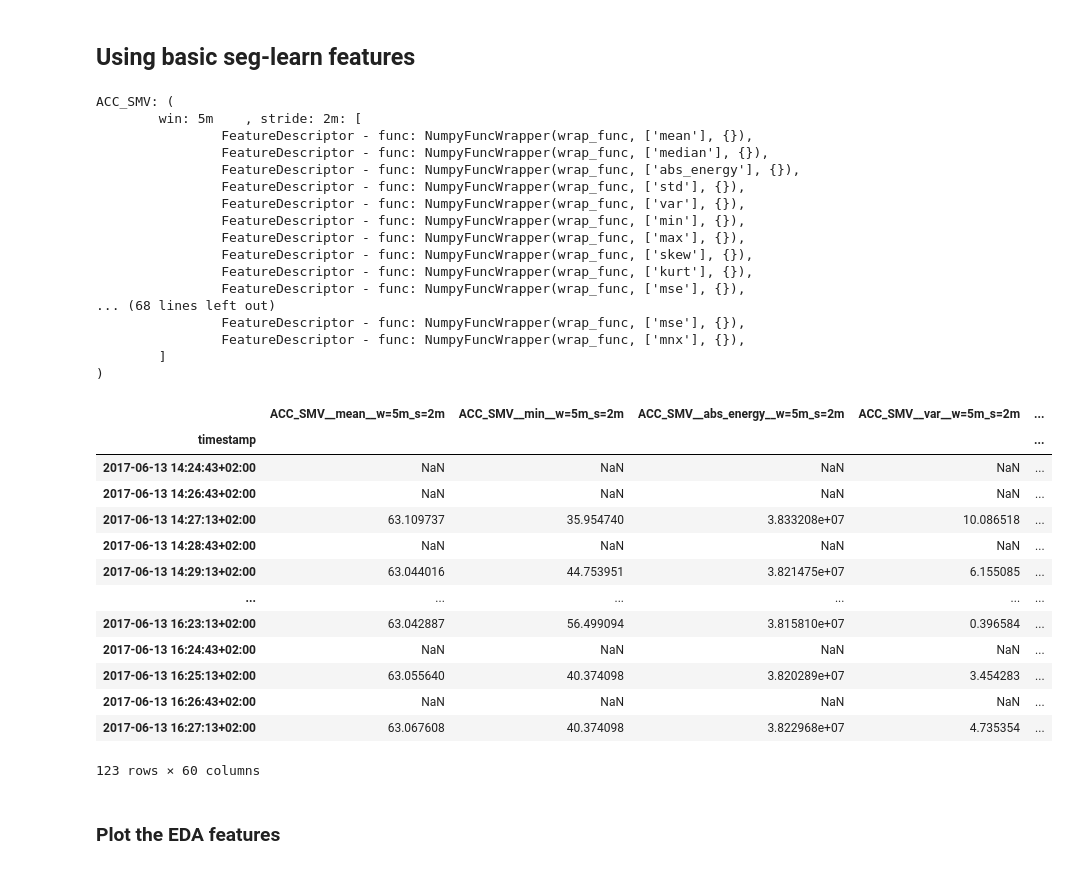
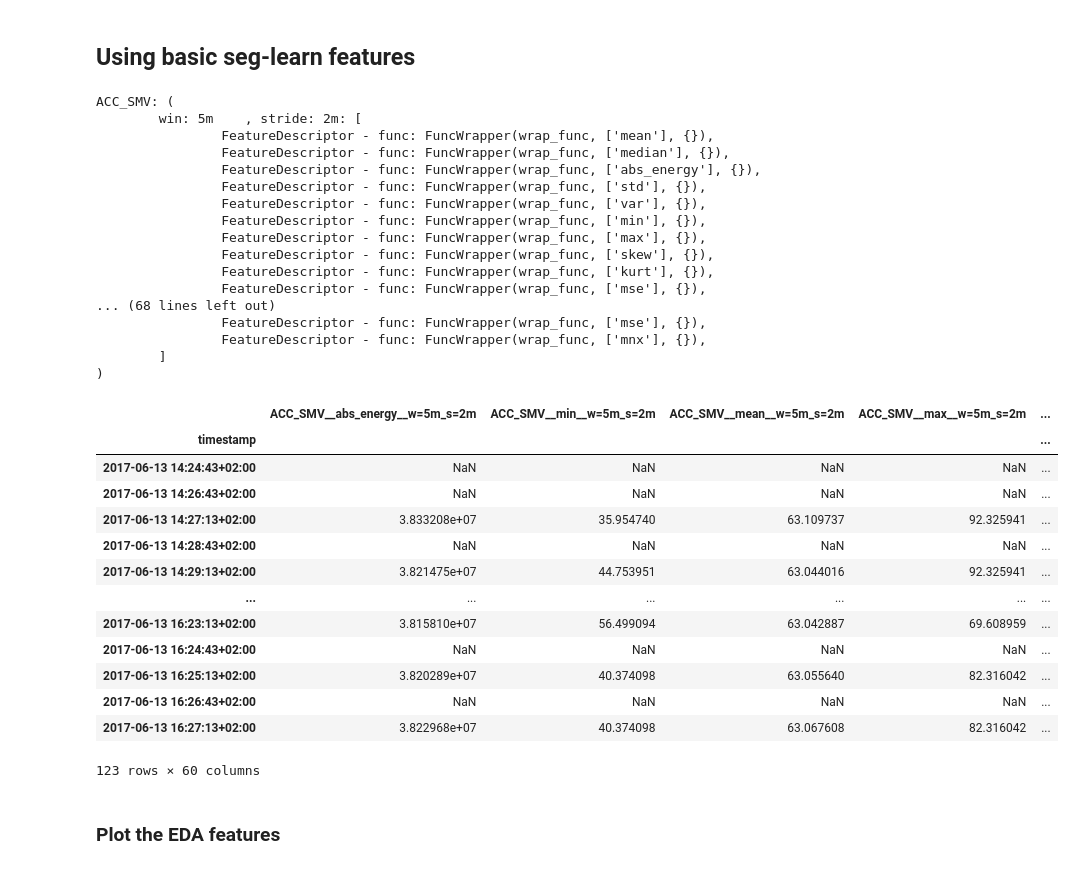
Before and after one commit to predict-idlab/tsflex, a Jupyter notebook: examples/seglearn_integration.ipynb, the cells around one changed output. Cells and saved outputs as stored; diff of their text form; code cells hidden in the pictures.

```diff
--- a/examples/seglearn_integration.ipynb
+++ b/examples/seglearn_integration.ipynb
@@ -140,20 +140,20 @@ As [seg-learn feature-functions](https://github.com/dmbee/seglearn/blob/master/s
 from typing import Callable
 
 # Decorator for seglearn functions doing the conversion (mentioned above)
-def seglearn_wrapper(func: Callable):
+def seglearn_wrapper(func: Callable) -> Callable:
     def wrap_func(x: np.ndarray):
         return func(x.reshape(1,len(x)))
     return wrap_func
 # %% [markdown]
 ## Using basic seg-learn features
 # %%
-from tsflex.features import MultipleFeatureDescriptors, FeatureCollection, NumpyFuncWrapper
+from tsflex.features import MultipleFeatureDescriptors, FeatureCollection, FuncWrapper
 
 # Import base feature functions from seg-learn
 from seglearn.feature_functions import base_features
 
 general_feats = MultipleFeatureDescriptors(
-        functions=[NumpyFuncWrapper(seglearn_wrapper(f), k) for k, f in base_features().items()],
+        functions=[FuncWrapper(seglearn_wrapper(f), k) for k, f in base_features().items()],
         series_names=["ACC_SMV", "EDA", "TMP"],
         windows=["5min", "2.5min"],
         strides="2min",
@@ -163,38 +163,38 @@ feature_collection
 # %% [output]
 ACC_SMV: (
         win: 5m    , stride: 2m: [
-                FeatureDescriptor - func: NumpyFuncWrapper(wrap_func, ['mean'], {}),
-                FeatureDescriptor - func: NumpyFuncWrapper(wrap_func, ['median'], {}),
-                FeatureDescriptor - func: NumpyFuncWrapper(wrap_func, ['abs_energy'], {}),
-                FeatureDescriptor - func: NumpyFuncWrapper(wrap_func, ['std'], {}),
-                FeatureDescriptor - func: NumpyFuncWrapper(wrap_func, ['var'], {}),
-                FeatureDescriptor - func: NumpyFuncWrapper(wrap_func, ['min'], {}),
-                FeatureDescriptor - func: NumpyFuncWrapper(wrap_func, ['max'], {}),
-                FeatureDescriptor - func: NumpyFuncWrapper(wrap_func, ['skew'], {}),
-                FeatureDescriptor - func: NumpyFuncWrapper(wrap_func, ['kurt'], {}),
-                FeatureDescriptor - func: NumpyFuncWrapper(wrap_func, ['mse'], {}),
+                FeatureDescriptor - func: FuncWrapper(wrap_func, ['mean'], {}),
+                FeatureDescriptor - func: FuncWrapper(wrap_func, ['median'], {}),
+                FeatureDescriptor - func: FuncWrapper(wrap_func, ['abs_energy'], {}),
+                FeatureDescriptor - func: FuncWrapper(wrap_func, ['std'], {}),
+                FeatureDescriptor - func: FuncWrapper(wrap_func, ['var'], {}),
+                FeatureDescriptor - func: FuncWrapper(wrap_func, ['min'], {}),
+                FeatureDescriptor - func: FuncWrapper(wrap_func, ['max'], {}),
+                FeatureDescriptor - func: FuncWrapper(wrap_func, ['skew'], {}),
+                FeatureDescriptor - func: FuncWrapper(wrap_func, ['kurt'], {}),
+                FeatureDescriptor - func: FuncWrapper(wrap_func, ['mse'], {}),
 ... (68 lines left out)
-                FeatureDescriptor - func: NumpyFuncWrapper(wrap_func, ['mse'], {}),
-                FeatureDescriptor - func: NumpyFuncWrapper(wrap_func, ['mnx'], {}),
+                FeatureDescriptor - func: FuncWrapper(wrap_func, ['mse'], {}),
+                FeatureDescriptor - func: FuncWrapper(wrap_func, ['mnx'], {}),
         ]
 )
 # %%
-features_df = feature_collection.calculate(out_data, return_df=True, approve_sparsity=True, error_val=np.nan)
+features_df = feature_collection.calculate(out_data, return_df=True)
 features_df
 # %% [output]
-|  | ACC_SMV__mean__w=5m_s=2m | ACC_SMV__min__w=5m_s=2m | ACC_SMV__abs_energy__w=5m_s=2m | ACC_SMV__var__w=5m_s=2m | ... |
+|  | ACC_SMV__abs_energy__w=5m_s=2m | ACC_SMV__min__w=5m_s=2m | ACC_SMV__mean__w=5m_s=2m | ACC_SMV__max__w=5m_s=2m | ... |
 | timestamp |  |  |  |  | ... |
 | 2017-06-13 14:24:43+02:00 | NaN | NaN | NaN | NaN | ... |
 | 2017-06-13 14:26:43+02:00 | NaN | NaN | NaN | NaN | ... |
-| 2017-06-13 14:27:13+02:00 | 63.109737 | 35.954740 | 3.833208e+07 | 10.086518 | ... |
+| 2017-06-13 14:27:13+02:00 | 3.833208e+07 | 35.954740 | 63.109737 | 92.325941 | ... |
 | 2017-06-13 14:28:43+02:00 | NaN | NaN | NaN | NaN | ... |
-| 2017-06-13 14:29:13+02:00 | 63.044016 | 44.753951 | 3.821475e+07 | 6.155085 | ... |
+| 2017-06-13 14:29:13+02:00 | 3.821475e+07 | 44.753951 | 63.044016 | 92.325941 | ... |
 | ... | ... | ... | ... | ... | ... |
-| 2017-06-13 16:23:13+02:00 | 63.042887 | 56.499094 | 3.815810e+07 | 0.396584 | ... |
+| 2017-06-13 16:23:13+02:00 | 3.815810e+07 | 56.499094 | 63.042887 | 69.608959 | ... |
 | 2017-06-13 16:24:43+02:00 | NaN | NaN | NaN | NaN | ... |
-| 2017-06-13 16:25:13+02:00 | 63.055640 | 40.374098 | 3.820289e+07 | 3.454283 | ... |
+| 2017-06-13 16:25:13+02:00 | 3.820289e+07 | 40.374098 | 63.055640 | 82.316042 | ... |
 | 2017-06-13 16:26:43+02:00 | NaN | NaN | NaN | NaN | ... |
-| 2017-06-13 16:27:13+02:00 | 63.067608 | 40.374098 | 3.822968e+07 | 4.735354 | ... |
+| 2017-06-13 16:27:13+02:00 | 3.822968e+07 | 40.374098 | 63.067608 | 82.316042 | ... |
 123 rows × 60 columns
 # %% [markdown]
 ### Plot the EDA features
```
Also changed, not shown: parts of 3 cells of this notebook, 1 other file.
